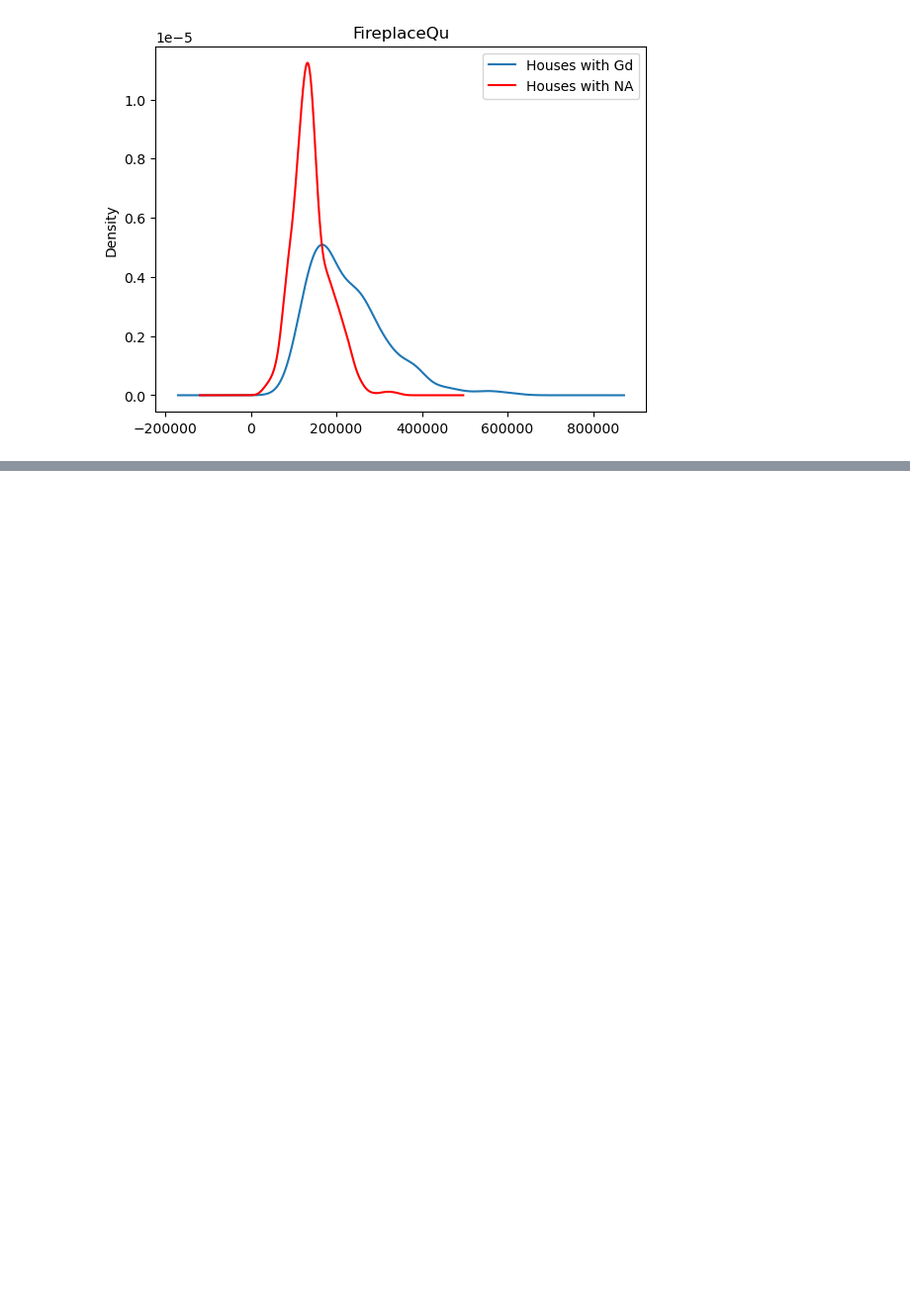
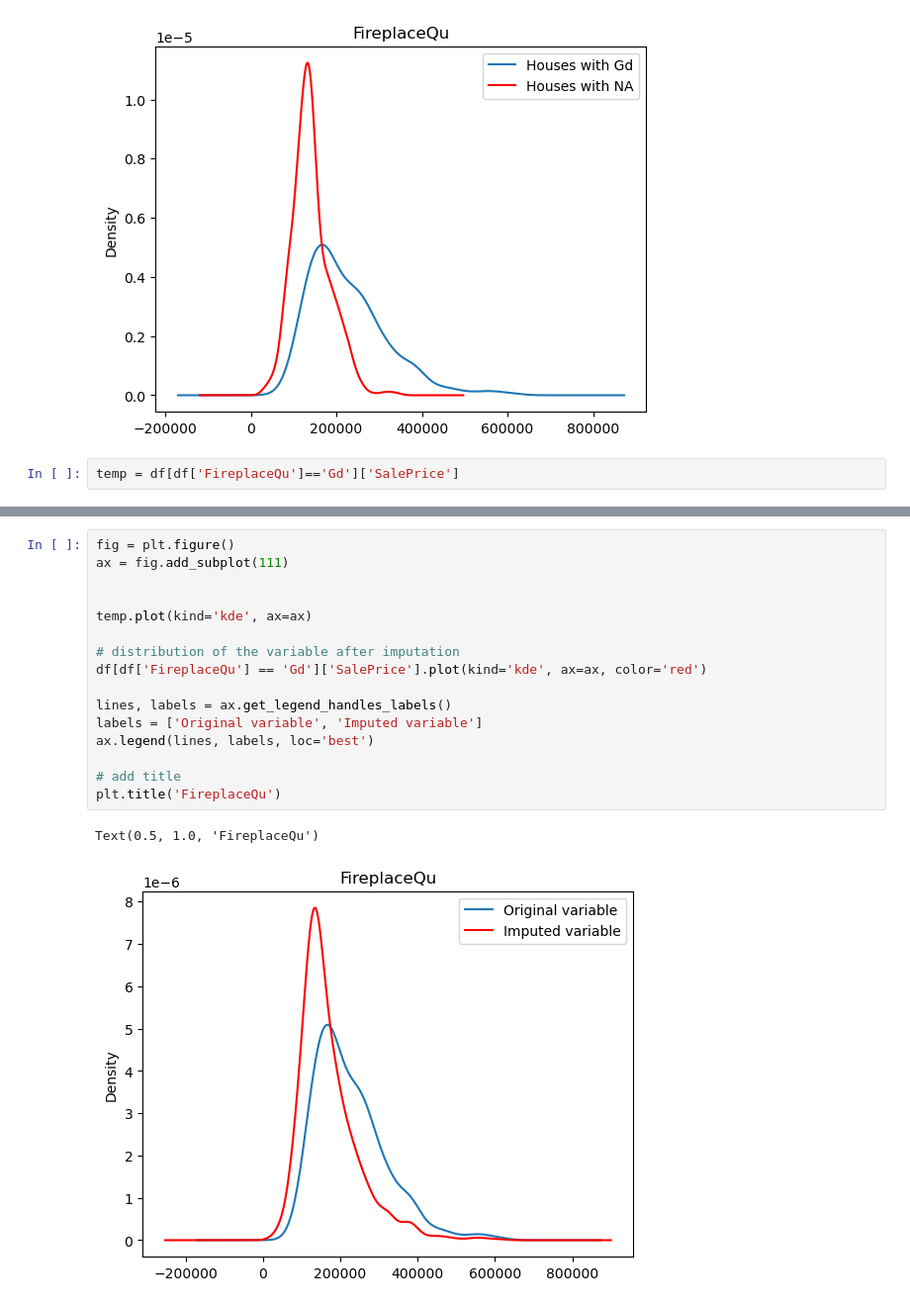
Before and after one commit to Shreyasb1015/Machine-Learning, a Jupyter notebook: handling-missing-data/frequent-value-CatgeoryImputation.ipynb, the cells around one changed output, grey strips where cells are left out. Shown: that part at 99% size. Drawn from its saved outputs; the diff is of its cells as text; blank space fills up the shorter version.

```diff
--- a/handling-missing-data/frequent-value-CatgeoryImputation.ipynb
+++ b/handling-missing-data/frequent-value-CatgeoryImputation.ipynb
@@ -116,3 +116,5 @@ plt.title('FireplaceQu')
 # %% [output]
 Text(0.5, 1.0, 'FireplaceQu')
 [figure]
+# %%
+temp = df[df['FireplaceQu']=='Gd']['SalePrice']
@@ -118,0 +130,19 @@ Text(0.5, 1.0, 'FireplaceQu')
+# %%
+fig = plt.figure()
+ax = fig.add_subplot(111)
+
+
+temp.plot(kind='kde', ax=ax)
+
+# distribution of the variable after imputation
+df[df['FireplaceQu'] == 'Gd']['SalePrice'].plot(kind='kde', ax=ax, color='red')
+
+lines, labels = ax.get_legend_handles_labels()
+labels = ['Original variable', 'Imputed variable']
+ax.legend(lines, labels, loc='best')
+
+# add title
+plt.title('FireplaceQu')
+# %% [output]
+Text(0.5, 1.0, 'FireplaceQu')
+[figure, added]
```
Also changed, not shown: parts of 3 cells of this notebook.
